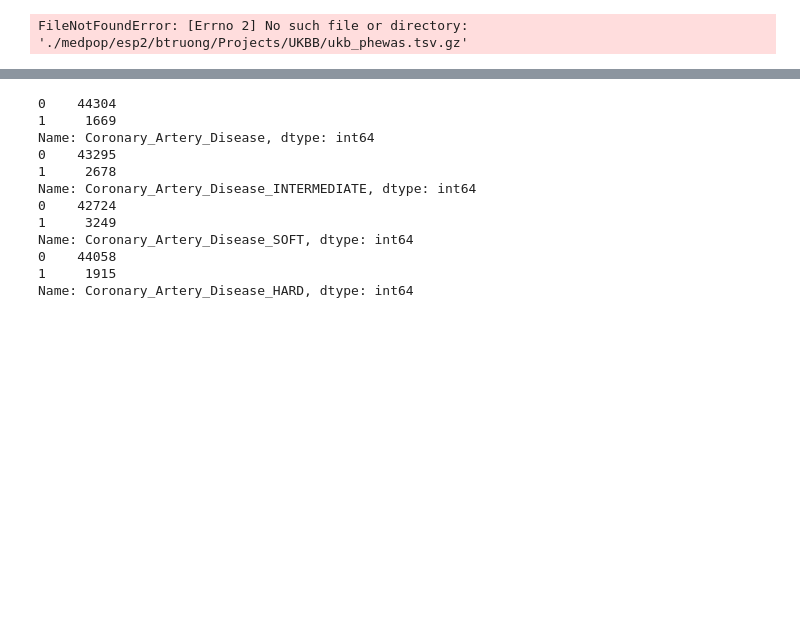
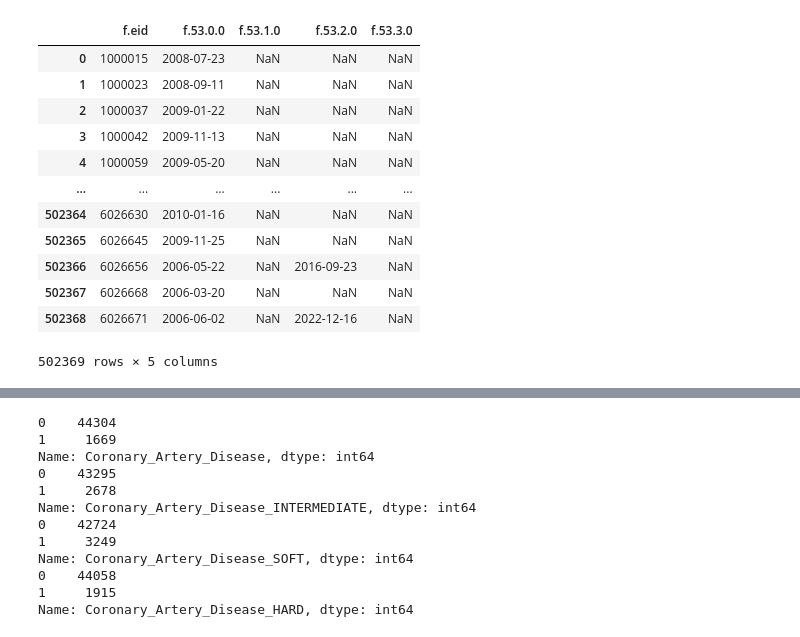
Before and after one commit to mkamineni/spleenCADimaging, a Jupyter notebook: predictCAD/data_exp_predict_CAD.ipynb, the cells around one changed output, grey strips where cells are left out. Saved outputs shown, nothing was run; the diff lists cells and outputs as text; code cells hidden in the pictures; blank space fills up the shorter version.

```diff
--- a/predictCAD/data_exp_predict_CAD.ipynb
+++ b/predictCAD/data_exp_predict_CAD.ipynb
@@ -9,11 +9,23 @@ from sklearn.linear_model import LogisticRegression
 from sklearn.metrics import classification_report, confusion_matrix
 from sklearn.metrics import classification_report, confusion_matrix, roc_auc_score
 # %%
-data = pd.read_csv("gs://ukbb_spleen/CHIPCAD_pheno_v4.csv", sep='\s+')
+data = pd.read_csv("gs://ukbb_spleen/ukb672714.tab", sep='\s+')
 # %%
-#data = pd.read_csv("/medpop/esp2/btruong/Projects/UKBB/ukb_phewas.tsv.gz", sep='\s+')
+data
 # %% [output]
+|  | f.eid | f.53.0.0 | f.53.1.0 | f.53.2.0 | f.53.3.0 |
+| 0 | 1000015 | 2008-07-23 | NaN | NaN | NaN |
+| 1 | 1000023 | 2008-09-11 | NaN | NaN | NaN |
+| 2 | 1000037 | 2009-01-22 | NaN | NaN | NaN |
+| 3 | 1000042 | 2009-11-13 | NaN | NaN | NaN |
+| 4 | 1000059 | 2009-05-20 | NaN | NaN | NaN |
+| ... | ... | ... | ... | ... | ... |
+| 502364 | 6026630 | 2010-01-16 | NaN | NaN | NaN |
+| 502365 | 6026645 | 2009-11-25 | NaN | NaN | NaN |
+| 502366 | 6026656 | 2006-05-22 | NaN | 2016-09-23 | NaN |
+| 502367 | 6026668 | 2006-03-20 | NaN | NaN | NaN |
+| 502368 | 6026671 | 2006-06-02 | NaN | 2022-12-16 | NaN |
-FileNotFoundError: [Errno 2] No such file or directory: './medpop/esp2/btruong/Projects/UKBB/ukb_phewas.tsv.gz'
+502369 rows × 5 columns
 # %%
 data
 # %% [output]
```
Also changed, not shown: parts of 4 cells of this notebook, 11 other files.
